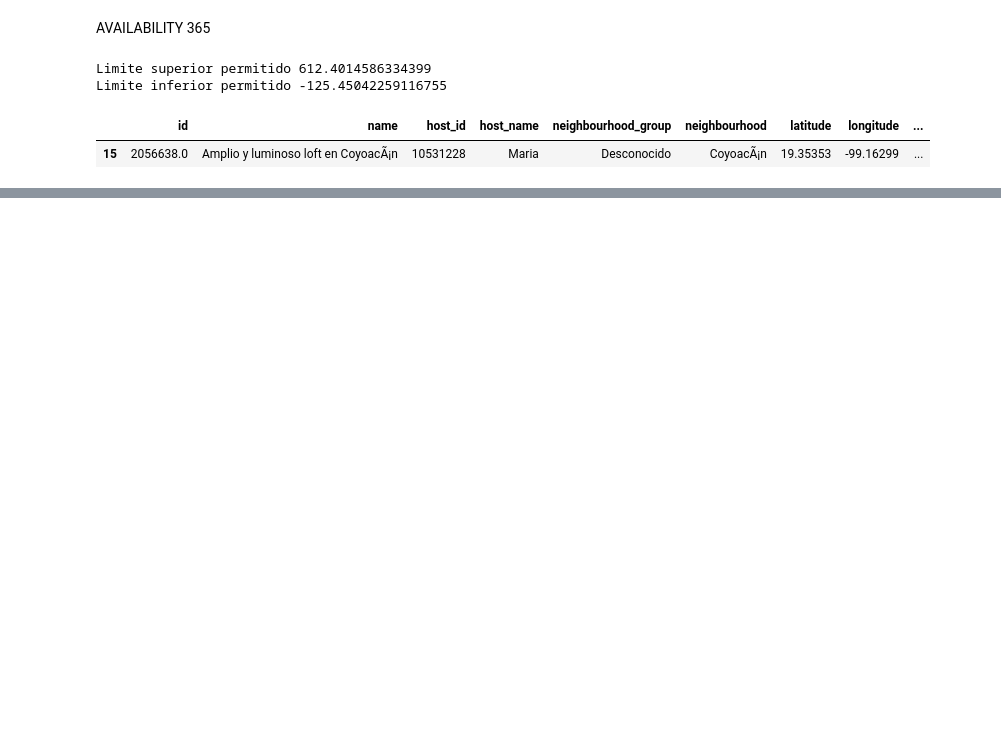
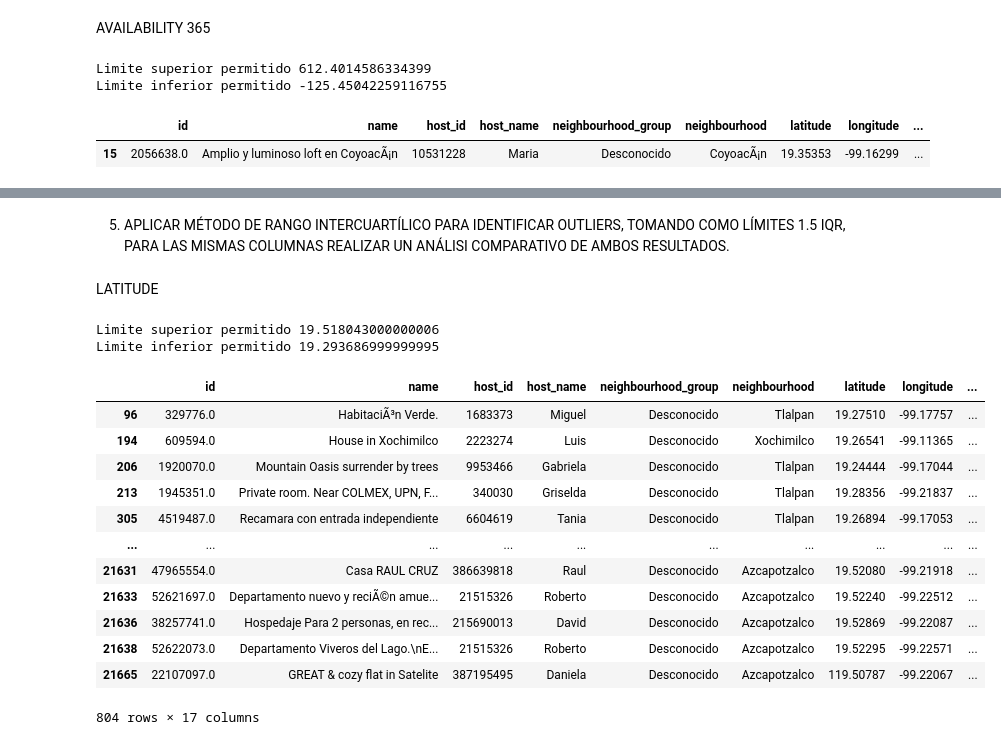
Before and after one commit to Ick3r/Airbnb_etapa1, a Jupyter notebook: reto_airbnb.ipynb, the cells around one changed output, grey strips where cells are left out. Saved outputs shown, nothing was run; the diff lists cells and outputs as text; code cells hidden in the pictures; blank space fills up the shorter version.

Commit message:
Rango intercuartílico con 1.5 iqr

```diff
--- a/reto_airbnb.ipynb
+++ b/reto_airbnb.ipynb
@@ -348,0 +252,41 @@ plt.show() #diagrama para visualizar outliers
+# %% [markdown]
+5. APLICAR MÉTODO DE RANGO INTERCUARTÍLICO PARA IDENTIFICAR OUTLIERS, TOMANDO COMO LÍMITES 1.5 IQR, PARA LAS MISMAS COLUMNAS REALIZAR UN ANÁLISI COMPARATIVO DE AMBOS RESULTADOS.
+# %%
+#copia2 para rango intercuartílico
+copia2=copia.copy()
+# %% [markdown]
+LATITUDE
+# %%
+#Variable: latitude.
+
+x2=copia2["latitude"]
+
+p25x2=x2.quantile(0.25) #Q1
+p75x2=x2.quantile(0.75) #Q3
+iqrx2 = p75x2 - p25x2 #Q3-Q1
+
+LimiteSuperior_iqr_2 = p75x2 + 1.7*iqrx2
+LimiteInferior_iqr_2 = p25x2 - 1.7*iqrx2
+print("Limite superior permitido", LimiteSuperior_iqr_2)
+print("Limite inferior permitido", LimiteInferior_iqr_2)
+# %% [output]
+Limite superior permitido 19.518043000000006
+Limite inferior permitido 19.293686999999995
+# %%
+#Identificación de Outliers
+otlrs_latitude_iqr= copia2 [(x2>LimiteSuperior_iqr_2) | (x2<LimiteInferior_iqr_2)]
+otlrs_latitude_iqr
+# %% [output]
+|  | id | name | host_id | host_name | neighbourhood_group | neighbourhood | latitude | longitude | ... |
+| 96 | 329776.0 | HabitaciÃ³n Verde. | 1683373 | Miguel | Desconocido | Tlalpan | 19.27510 | -99.17757 | ... |
+| 194 | 609594.0 | House in Xochimilco | 2223274 | Luis | Desconocido | Xochimilco | 19.26541 | -99.11365 | ... |
+| 206 | 1920070.0 | Mountain Oasis surrender by trees | 9953466 | Gabriela | Desconocido | Tlalpan | 19.24444 | -99.17044 | ... |
+| 213 | 1945351.0 | Private room. Near COLMEX, UPN, F... | 340030 | Griselda | Desconocido | Tlalpan | 19.28356 | -99.21837 | ... |
+| 305 | 4519487.0 | Recamara con entrada independiente | 6604619 | Tania | Desconocido | Tlalpan | 19.26894 | -99.17053 | ... |
+| ... | ... | ... | ... | ... | ... | ... | ... | ... | ... |
+| 21631 | 47965554.0 | Casa RAUL CRUZ | 386639818 | Raul | Desconocido | Azcapotzalco | 19.52080 | -99.21918 | ... |
+| 21633 | 52621697.0 | Departamento nuevo y reciÃ©n amue... | 21515326 | Roberto | Desconocido | Azcapotzalco | 19.52240 | -99.22512 | ... |
+| 21636 | 38257741.0 | Hospedaje Para 2 personas, en rec... | 215690013 | David | Desconocido | Azcapotzalco | 19.52869 | -99.22087 | ... |
+| 21638 | 52622073.0 | Departamento Viveros del Lago.\nE... | 21515326 | Roberto | Desconocido | Azcapotzalco | 19.52295 | -99.22571 | ... |
+| 21665 | 22107097.0 | GREAT & cozy flat in Satelite | 387195495 | Daniela | Desconocido | Azcapotzalco | 119.50787 | -99.22067 | ... |
+804 rows × 17 columns
```
Also changed, not shown: parts of 40 cells of this notebook.
